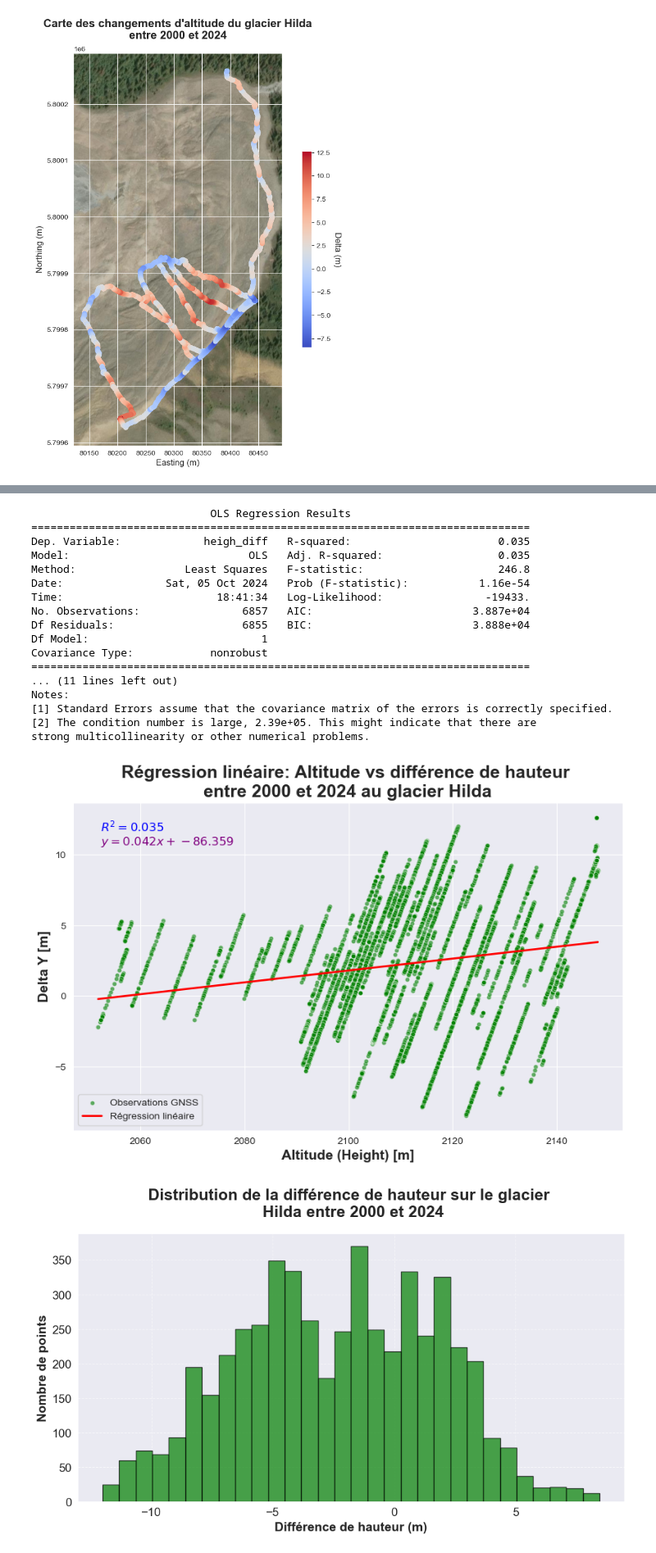
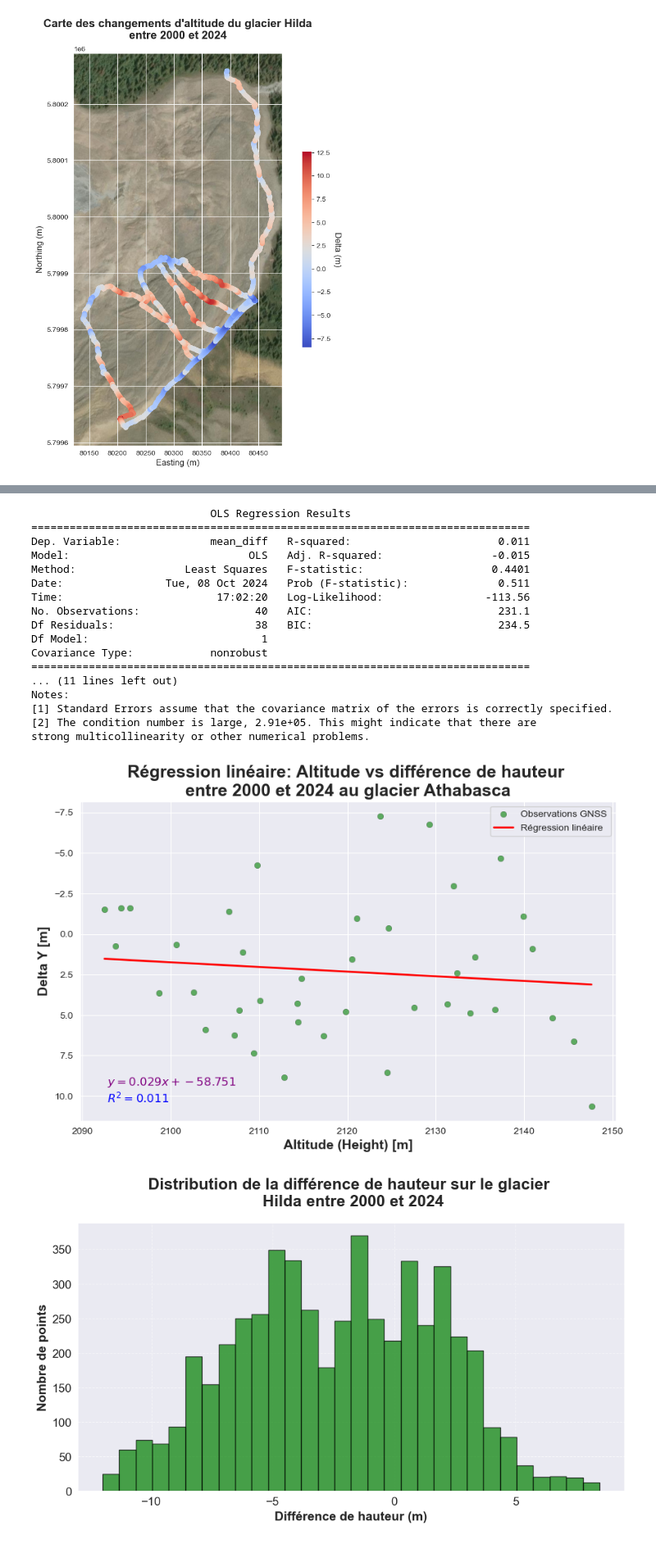
Before and after one commit to tofunori/Ouest, a Jupyter notebook: SRTM_DEM/delta_gnss_hilda.ipynb, the cells around one changed output, grey strips where cells are left out. Shown at 82% size. Saved outputs shown, nothing was run; the diff lists cells and outputs as text; code cells hidden in the pictures.

```diff
--- a/SRTM_DEM/delta_gnss_hilda.ipynb
+++ b/SRTM_DEM/delta_gnss_hilda.ipynb
@@ -139,4 +204,8 @@ plt.show()
 # %%
+# Ce script analyse la relation entre l'altitude et la différence de hauteur
+# pour le glacier Hilda entre 2000 et 2024. Il effectue une régression linéaire,
+# affiche les résultats statistiques et crée un graphique de la relation.
+
 import geopandas as gpd
 import statsmodels.api as sm
 from statsmodels.formula.api import ols
@@ -144,64 +213,62 @@ import numpy as np
 import matplotlib.pyplot as plt
 import seaborn as sns
 
-# Load the shapefile
-shapefile_path = r"D:\UQTR\Automne 2024\Ouest\GNSS_glaciers\Hilda\roverRS+\Rover\rover_hilda_all.shp"
-
+# Chargement des données
+shapefile_path = r"D:\UQTR\Automne 2024\Ouest\GNSS_glaciers\Athabasca\roverRS+\Rover\rover_hilda_unique_dem.shp"
 gdf = gpd.read_file(shapefile_path)
 
-# Fit a linear regression model to examine the relationship between height difference and altitude
-model = ols('heigh_diff ~ height', data=gdf).fit()
-
-# Display the summary of the regression analysis
+# Régression linéaire
+model = ols('mean_diff ~ mean_heig', data=gdf).fit()
 print(model.summary())
 
-# Generate values for the fitted linear regression line
-x = np.linspace(gdf['height'].min(), gdf['height'].max(), 500)
-x_df = gpd.GeoDataFrame({'height': x})
+# Génération des valeurs pour la ligne de régression
+x = np.linspace(gdf['mean_heig'].min(), gdf['mean_heig'].max(), 500)
+x_df = gpd.GeoDataFrame({'mean_heig': x})
 y_pred = model.predict(exog=x_df)
 
+# Configuration du style du graphique
 sns.set_style("darkgrid")
+plt.figure(figsize=(10, 6))
 
-# Plotting the scatter plot with the fitted linear regression line
-plt.figure(figsize=(10, 6))
-sns.scatterplot(x='height', y='heigh_diff', data=gdf, alpha=0.6, color='g', s=20, label='Observations GNSS')
+# Tracé des données et de la ligne de régression
+sns.scatterplot(x='mean_heig', y='mean_diff', data=gdf, alpha=0.6, color='g', s=40, label='Observations GNSS', edgecolor='black', linewidth=0.2)
 plt.plot(x, y_pred, color='r', linestyle='-', linewidth=2, label='Régression linéaire')
-plt.legend(fontsize=12)
 
-# Adding R² value to the plot
+# Ajout des informations statistiques
 r_squared = model.rsquared
-plt.text(0.05, 0.95, f'$R^2 = {r_squared:.3f}$', transform=plt.gca().transAxes, fontsize=12, fontweight='bold', color='blue', verticalalignment='top')
+intercept = model.params['Intercept']
+slope = model.params['mean_heig']
+plt.text(0.05, 0.05, f'$R^2 = {r_squared:.3f}$', transform=plt.gca().transAxes, fontsize=12, fontweight='bold', color='blue', verticalalignment='bottom')
+plt.text(0.05, 0.10, f'$y = {slope:.3f}x + {intercept:.3f}$', transform=plt.gca().transAxes, fontsize=12, fontweight='bold', color='purple', verticalalignment='bottom')
 
-# Adding regression equation to the plot
-intercept = model.params['Intercept']
-slope = model.params['height']
-plt.text(0.05, 0.90, f'$y = {slope:.3f}x + {intercept:.3f}$', transform=plt.gca().transAxes, fontsize=12, fontweight='bold', color='purple', verticalalignment='top')
-
+# Paramètres du graphique
 plt.xlabel('Altitude (Height) [m]', fontsize=14, fontweight='bold')
 plt.ylabel('Delta Y [m]', fontsize=14, fontweight='bold')
 plt.title('Régression linéaire: Altitude vs différence de hauteur \nentre 2000 et 2024 au glacier Hilda', fontsize=18, fontweight='bold')
-plt.legend()
+plt.legend(fontsize=12)
 plt.grid(True)
+plt.gca().invert_yaxis()
+
 plt.show()
 # %% [output]
                             OLS Regression Results
 ==============================================================================
-Dep. Variable:             heigh_diff   R-squared:                       0.035
-Model:                            OLS   Adj. R-squared:                  0.035
-Method:                 Least Squares   F-statistic:                     246.8
-Date:                Sat, 05 Oct 2024   Prob (F-statistic):           1.16e-54
-Time:                        18:41:34   Log-Likelihood:                -19433.
-No. Observations:                6857   AIC:                         3.887e+04
-Df Residuals:                    6855   BIC:                         3.888e+04
+Dep. Variable:              mean_diff   R-squared:                       0.011
+Model:                            OLS   Adj. R-squared:                 -0.015
+Method:                 Least Squares   F-statistic:                    0.4401
+Date:                Tue, 08 Oct 2024   Prob (F-statistic):              0.511
+Time:                        17:02:20   Log-Likelihood:                -113.56
+No. Observations:                  40   AIC:                             231.1
+Df Residuals:                      38   BIC:                             234.5
 Df Model:                           1
 Covariance Type:            nonrobust
 ==============================================================================
 ... (11 lines left out)
 Notes:
 [1] Standard Errors assume that the covariance matrix of the errors is correctly specified.
-[2] The condition number is large, 2.39e+05. This might indicate that there are
+[2] The condition number is large, 2.91e+05. This might indicate that there are
 strong multicollinearity or other numerical problems.
-[figure, old version]
+[figure, new version]
 # %%
 import numpy as np
 import geopandas as gpd
```
Also changed, not shown: parts of 1 cell of this notebook, 1 other file.
